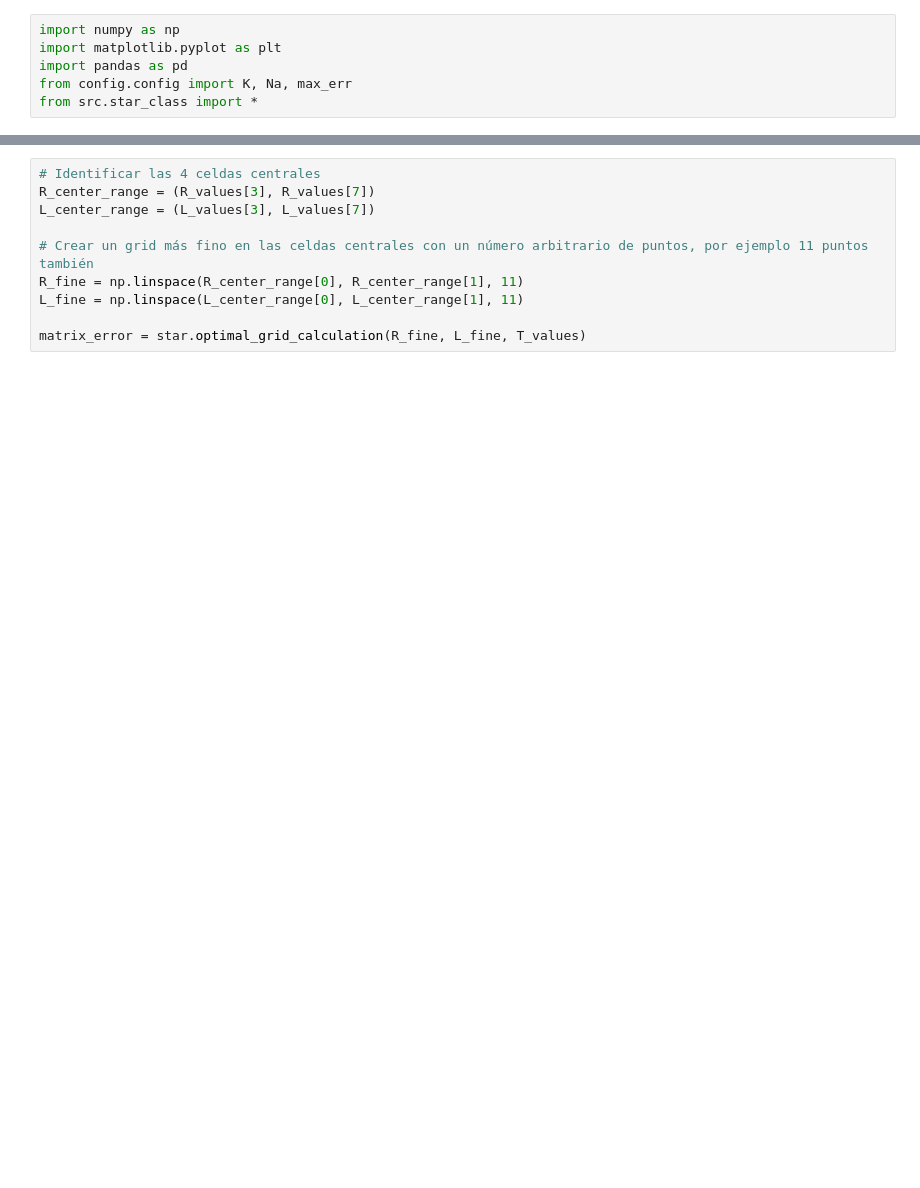
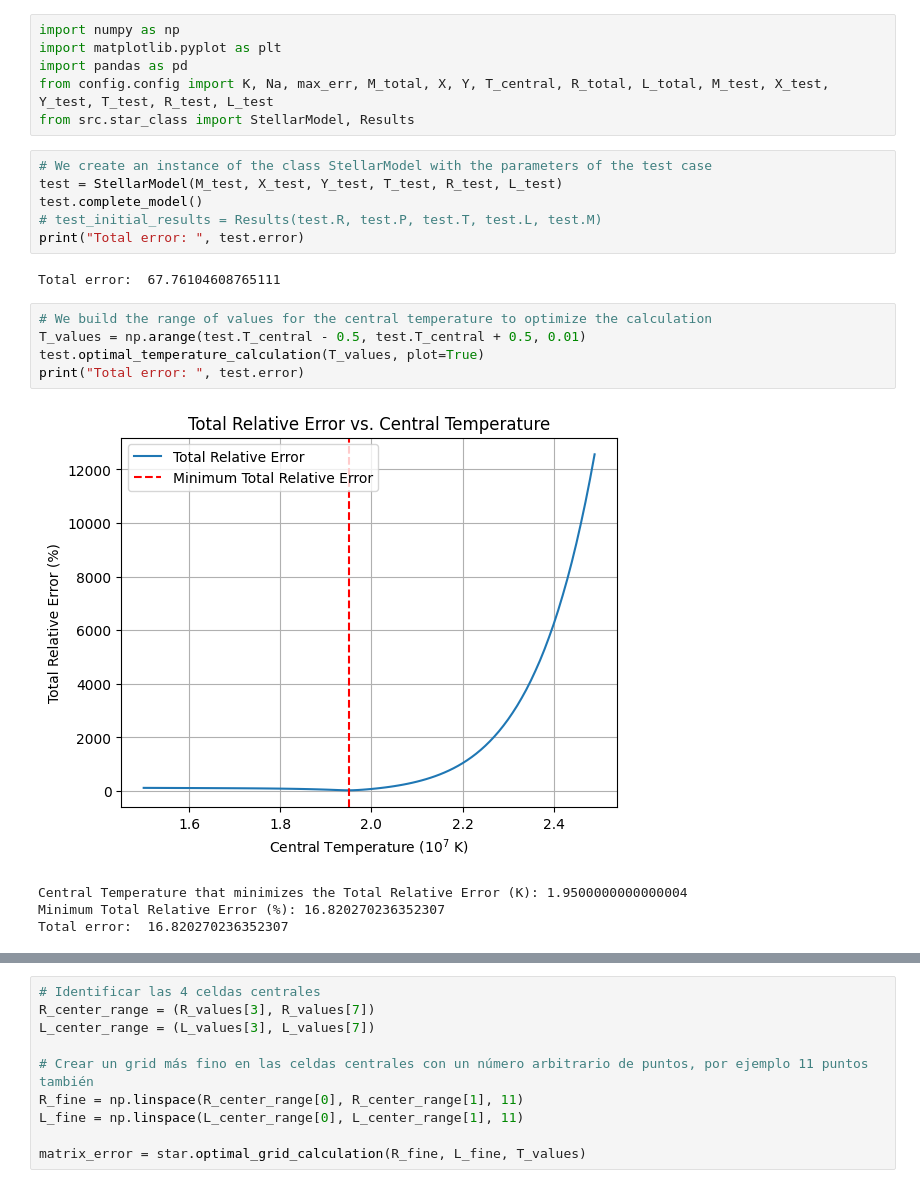
Before and after one commit to jcarreir/Stellar-interior-model, a Jupyter notebook: model.ipynb, the cells around one changed output, grey strips where cells are left out. Saved outputs shown, nothing was run; the diff lists cells and outputs as text; blank space fills up the shorter version.

```diff
--- a/model.ipynb
+++ b/model.ipynb
@@ -2,5 +2,23 @@
 import numpy as np
 import matplotlib.pyplot as plt
 import pandas as pd
-from config.config import K, Na, max_err
-from src.star_class import *
+from config.config import K, Na, max_err, M_total, X, Y, T_central, R_total, L_total, M_test, X_test, Y_test, T_test, R_test, L_test
+from src.star_class import StellarModel, Results
+# %%
+# We create an instance of the class StellarModel with the parameters of the test case
+test = StellarModel(M_test, X_test, Y_test, T_test, R_test, L_test)
+test.complete_model()
+# test_initial_results = Results(test.R, test.P, test.T, test.L, test.M)
+print("Total error: ", test.error)
+# %% [output]
+Total error:  67.76104608765111
+# %%
+# We build the range of values for the central temperature to optimize the calculation
+T_values = np.arange(test.T_central - 0.5, test.T_central + 0.5, 0.01)
+test.optimal_temperature_calculation(T_values, plot=True)
+print("Total error: ", test.error)
+# %% [output]
+[figure, added]
+Central Temperature that minimizes the Total Relative Error (K): 1.9500000000000004
+Minimum Total Relative Error (%): 16.820270236352307
+Total error:  16.820270236352307
```
Also changed, not shown: parts of 13 cells of this notebook, 3 other files.
